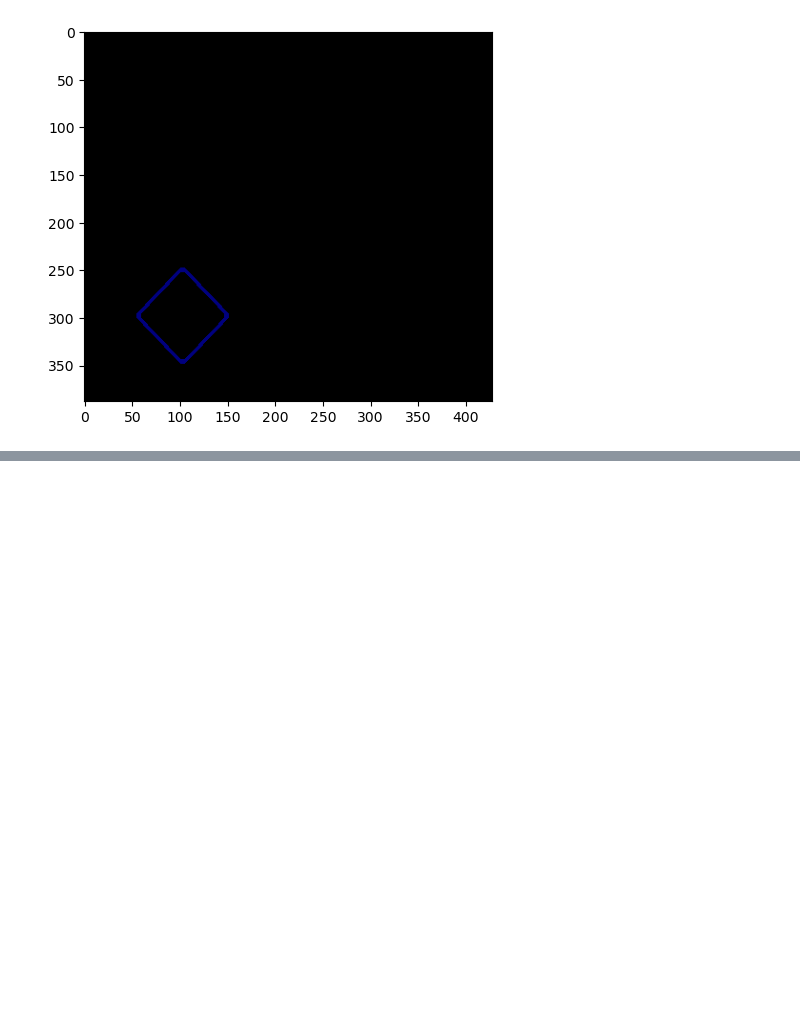
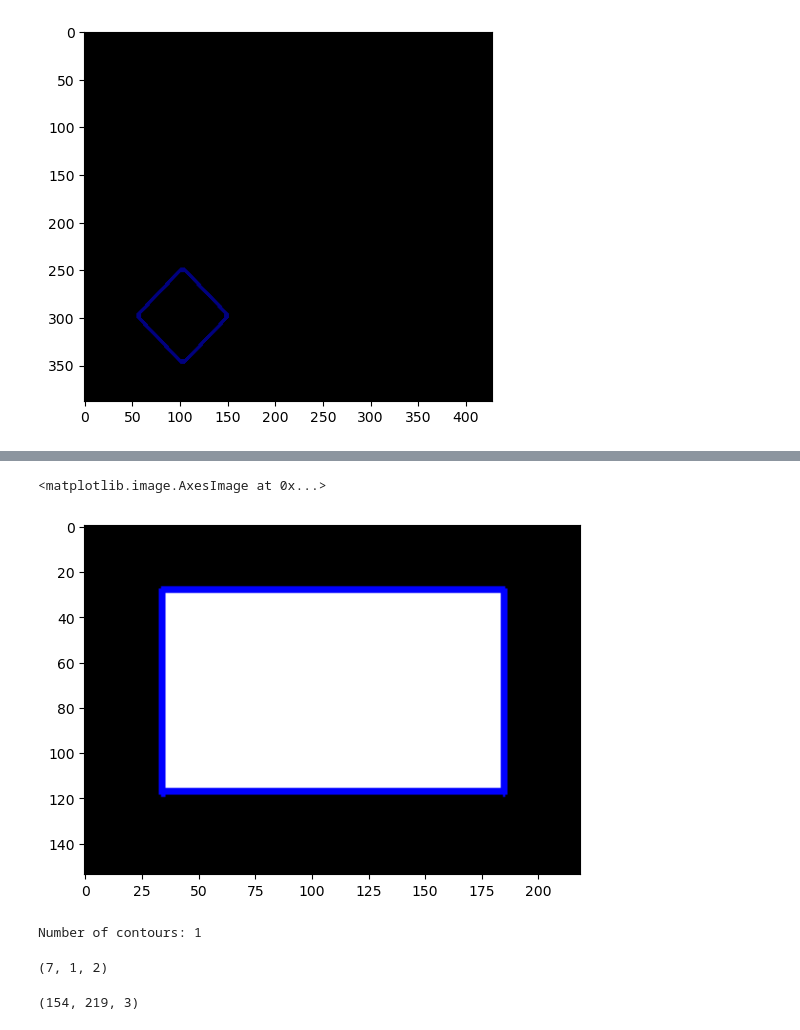
Before and after one commit to mjmousavi97/image-processing-and-computer_vision-using-opencv, a Jupyter notebook: projects/session_4/src/Finding_Contour.ipynb, the cells around one changed output, grey strips where cells are left out. Drawn from its saved outputs; the diff is of its cells as text; code cells hidden in the pictures; blank space fills up the shorter version.

```diff
--- a/projects/session_4/src/Finding_Contour.ipynb
+++ b/projects/session_4/src/Finding_Contour.ipynb
@@ -53,0 +103,24 @@ plt.imshow(image_shape[..., ::-1])
+# %%
+for i in range(contours[0].shape[0]):
+    point = contours[0][i][0]
+
+    cv2.circle(image_bgr, point, 1, (255, 0, 0), 1)
+
+plt.imshow(image_bgr[..., ::-1])
+# %% [output]
+<matplotlib.image.AxesImage at 0x...>
+[figure, added]
+# %%
+contours, hierarchy = cv2.findContours(thresh, cv2.RETR_TREE, cv2.CHAIN_APPROX_SIMPLE)
+print(f"Number of contours: {len(contours)}")
+# %% [output]
+Number of contours: 1
+# %%
+contours[0].shape
+# %% [output]
+(7, 1, 2)
+# %%
+image_bgr = cv2.cvtColor(image, cv2.COLOR_GRAY2BGR)
+print(image_bgr.shape)
+# %% [output]
+(154, 219, 3)
```
Also changed, not shown: parts of 13 cells of this notebook, 1 other file.
